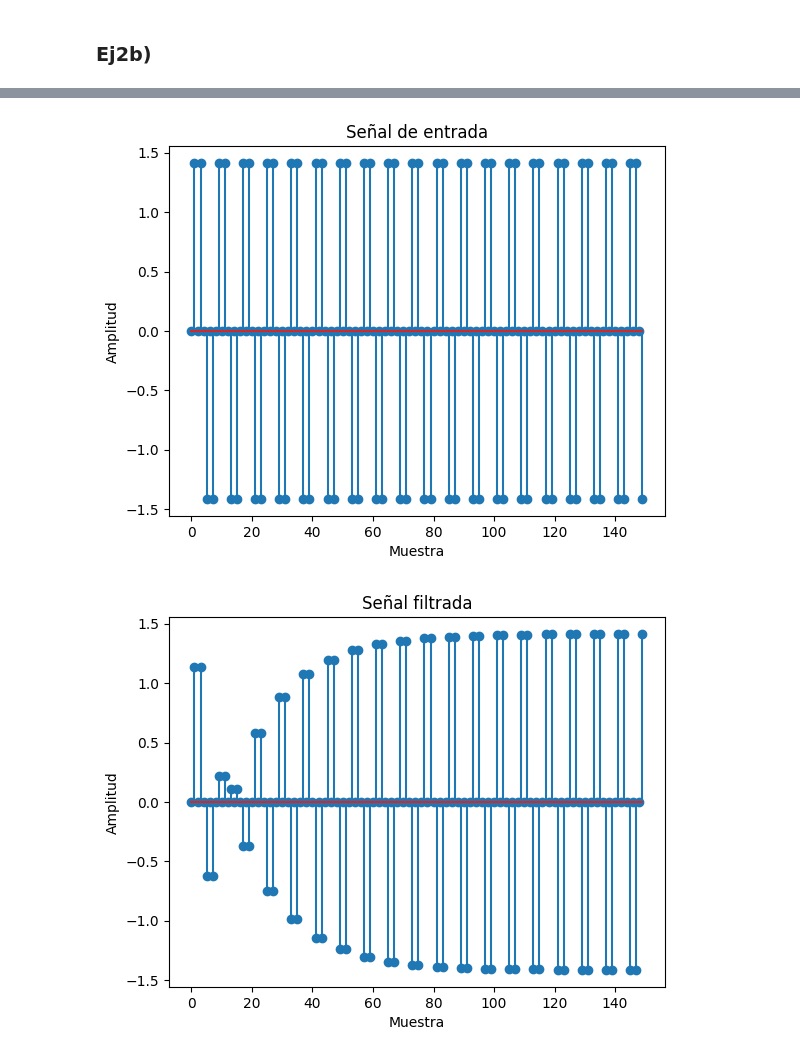
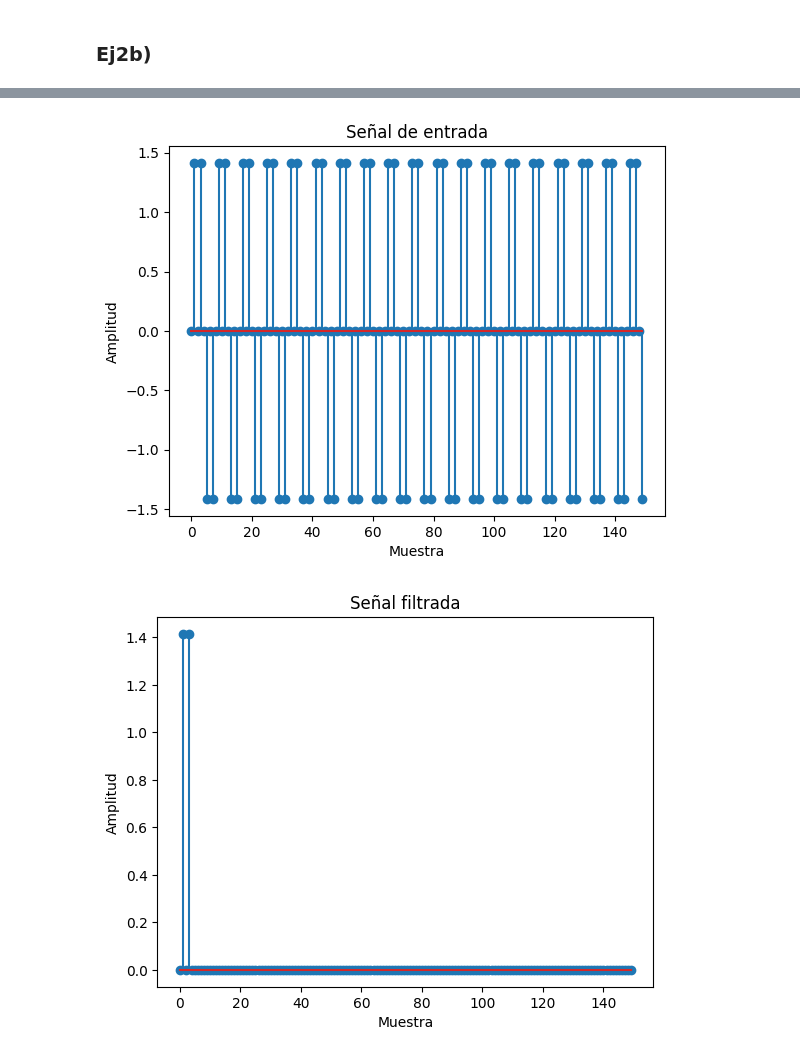
Before and after one commit to velazquezlautaro12303/UTN-FRBA-Lautaro-Velazquez, a Jupyter notebook: tp-semanal8.ipynb, the cells around one changed output, grey strips where cells are left out. Drawn from its saved outputs; the diff is of its cells as text; code cells hidden in the pictures.

```diff
--- a/tp-semanal8.ipynb
+++ b/tp-semanal8.ipynb
@@ -197,12 +201,11 @@ Luego del filtro quedaran desfazadas 180°, por lo tanto al sumarla con mi seña
 # %%
-alpha = 0.8
-b = [alpha, 0, 0, 0, 1]
-a = [1, 0, 0, 0, alpha]
+b = [1, 0, 0, 0, 1]
+a = [1]
 signal = generator_sin(fs, 125, 0, 1) + generator_sin(fs, 375, 0, 1)
-# signal = generator_sin(fs, 125, 0, 1)
+# signal = generator_sin(fs, 375, 0, 1)
 plot_filter_digital(b, a, fs)
-salida = lfilter(b, a, signal)
+# salida = lfilter(b, a, signal)
 plot_filter_signal(b, a, signal)
-plot_signal(signal + salida)
+# plot_signal(signal + salida)
 zplane(b,a)
 # %% [output]
@@ -211,2 +214,2 @@ zplane(b,a)
 [figure]
-[figure, old version]
+[figure, new version]
```
Also changed, not shown: parts of 3 cells of this notebook, 20 other files.
